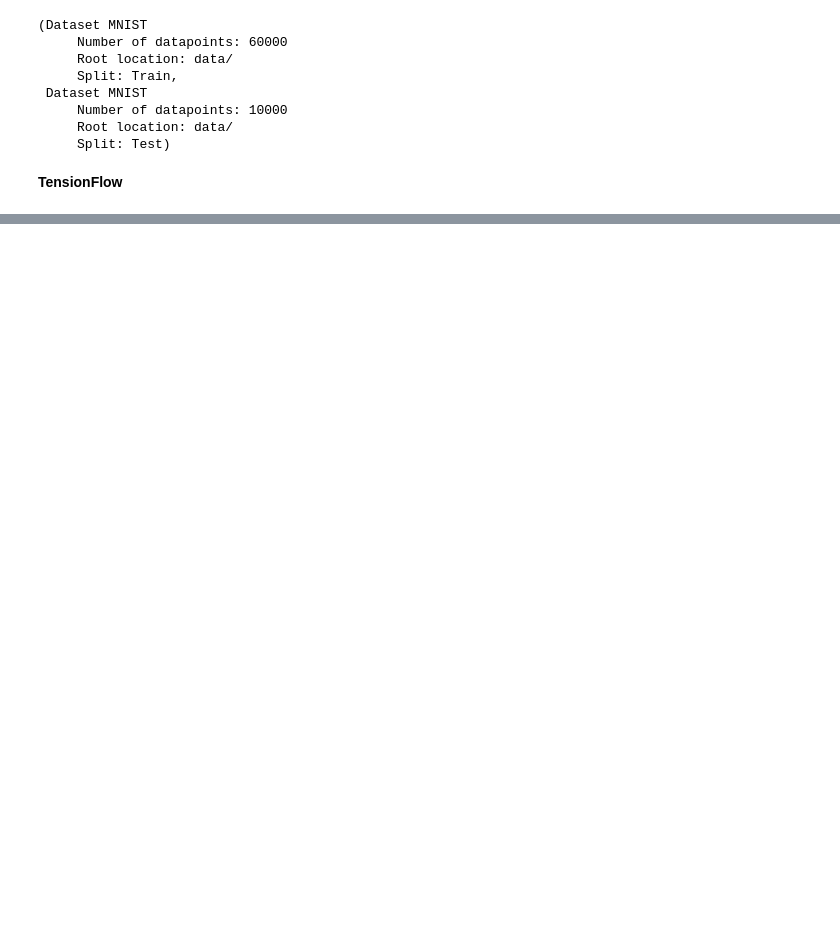
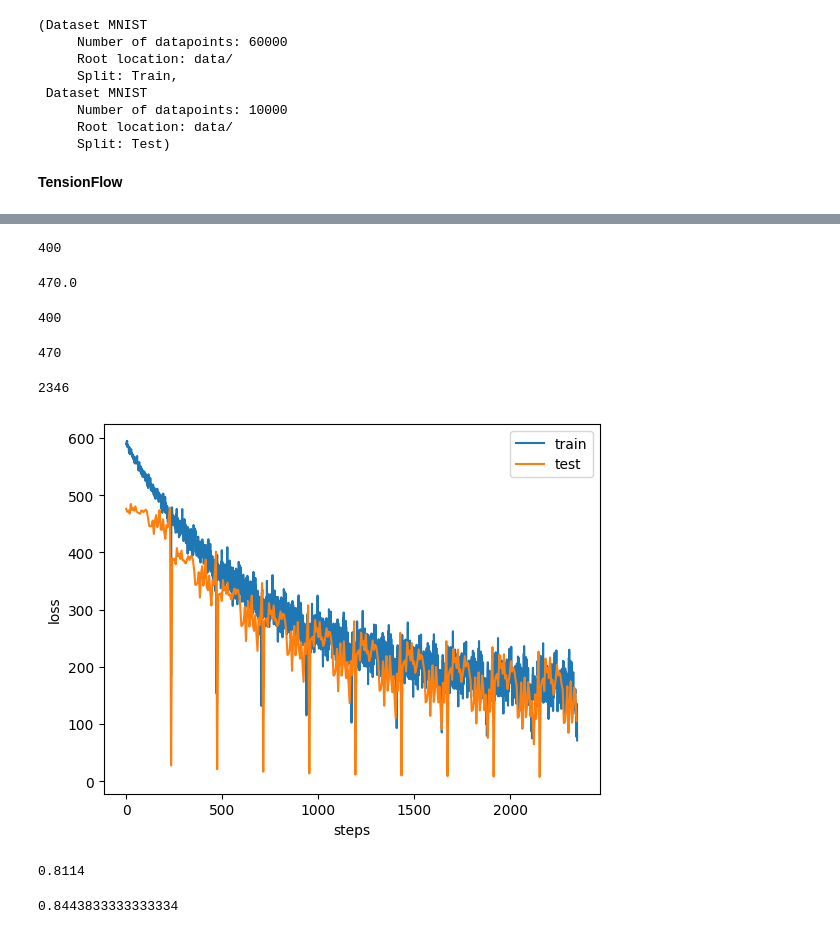
Before and after one commit to fakhirali/Compt-Graphs-Gradients, a Jupyter notebook: TrainingMNIST.ipynb, the cells around one changed output, grey strips where cells are left out. Cells and saved outputs as stored; diff of their text form; code cells hidden in the pictures; blank space fills up the shorter version.

Commit message:
trained mnist

```diff
--- a/TrainingMNIST.ipynb
+++ b/TrainingMNIST.ipynb
@@ -117,5 +68,6 @@ lr = 1e-2
 # %%
 lossi = []
+test_lossi = []
 # %%
 epochs = 10
 # %%
@@ -122,0 +75,36 @@ batch_size = 64
+# %%
+for e in tqdm(range(epochs)):
+    for i in range(0,len(train_data), batch_size):
+#         print(train_data.data[i:i+batch_size].shape)
+        current_batch_size = train_data.data[i:i+batch_size].shape[0]
+        inp = train_data.data[i:i+batch_size].reshape(current_batch_size,28*28) / 255
+        label = train_data.targets[i:i+batch_size]
+
+        out = (tf.Neuron(inp.numpy()) @ h_layer) + (tf.Neuron(np.ones((current_batch_size,1))) @ b_layer)
+        e = out.exp()
+        e_s = e.sum(1)
+        out_soft = e / (e_s @ tf.Neuron(np.ones((1,10))))
+
+        oh_label = tf.Neuron(one_hot(label.numpy()))
+
+        loss = -(out_soft * oh_label).sum().log().sum(0)
+        loss.backward()
+        h_layer.value -= h_layer.grad * lr
+        b_layer.value -= b_layer.grad.sum(0) * lr
+        lossi.append(loss.value[0][0])
+        loss.backward_zero_grad()
+#         print(loss)
+
+    for i in range(0,len(test_data), batch_size):
+        current_batch_size = test_data.data[i:i+batch_size].shape[0]
+
+        inp = test_data.data[i:i+batch_size].reshape(current_batch_size,28*28) / 255
+        label = test_data.targets[i:i+batch_size]
+
+        out = (tf.Neuron(inp.numpy()) @ h_layer) + (tf.Neuron(np.ones((current_batch_size,1))) @ b_layer)
+        e = out.exp()
+        e_s = e.sum(1)
+        out_soft = e / (e_s @ tf.Neuron(np.ones((1,10))))
+        oh_label = tf.Neuron(one_hot(label.numpy()))
+        loss = -(out_soft * oh_label).sum().log().sum(0)
+        test_lossi.append(loss.value[0][0])
@@ -122,0 +119,30 @@ batch_size = 64
+# %%
+len(test_lossi)
+# %% [output]
+400
+# %%
+len(lossi) / 5
+# %% [output]
+470.0
+# %%
+len(test_lossi)
+# %% [output]
+400
+# %%
+len(x)
+# %% [output]
+470
+# %%
+x[-1]
+# %% [output]
+2346
+# %%
+plt.plot(lossi[:])
+x = list(range(0,len(lossi), math.ceil(len(lossi)/len(test_lossi))))
+plt.plot(x, test_lossi[:len(x)])
+plt.xlabel('steps')
+plt.ylabel('loss')
+plt.legend(['train', 'test'])
+plt.show()
+# %% [output]
+[figure, added]
@@ -123 +164,5 @@ batch_size = 64
+# %%
+correct/ len(test_data)
+# %% [output]
+0.8114
 # %%
@@ -142,0 +183,4 @@ plt.plot(lossi[:])
+# %%
+correct/ len(train_data)
+# %% [output]
+0.8443833333333334
```
Also changed, not shown: parts of 28 cells of this notebook.
